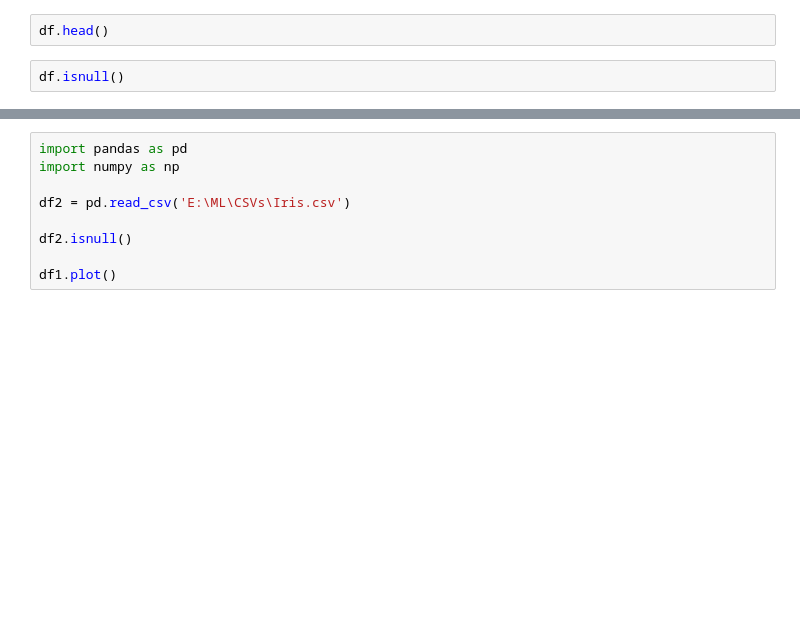
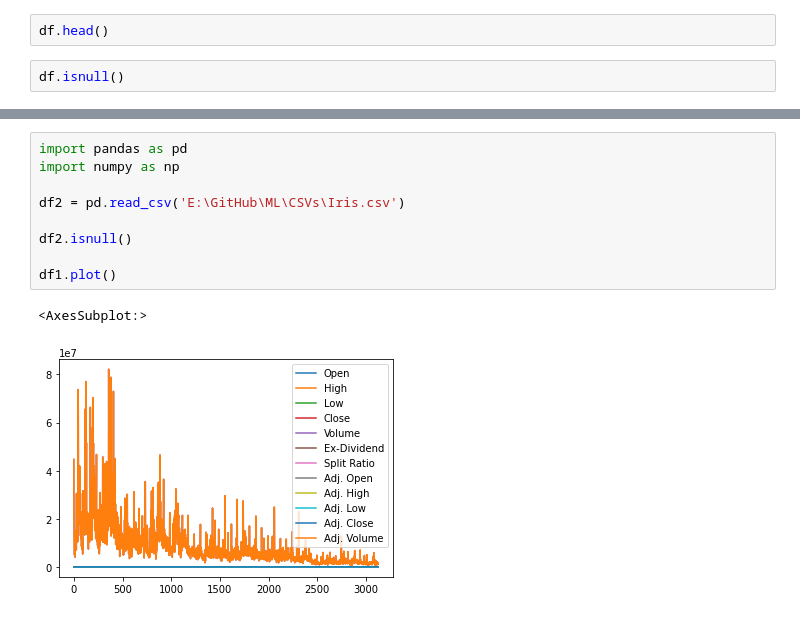
Before and after one commit to kks007/ML, a Jupyter notebook: ML_lab2.ipynb, the cells around one changed output, grey strips where cells are left out. Drawn from its saved outputs; the diff is of its cells as text; blank space fills up the shorter version.

```diff
--- a/ML_lab2.ipynb
+++ b/ML_lab2.ipynb
@@ -50,11 +60,14 @@ print(data)
 # %%
 import pandas as pd
 import numpy as np
 
-df2 = pd.read_csv('E:\ML\CSVs\Iris.csv')
+df2 = pd.read_csv('E:\GitHub\ML\CSVs\Iris.csv')
 
 df2.isnull()
 
 df1.plot()
+# %% [output]
+<AxesSubplot:>
+[figure, added]
 # %%
 df1.iloc[2:30].plot(kind = "bar", x = "Date", y = "High")
```
Also changed, not shown: parts of 10 cells of this notebook, 2 other files.
